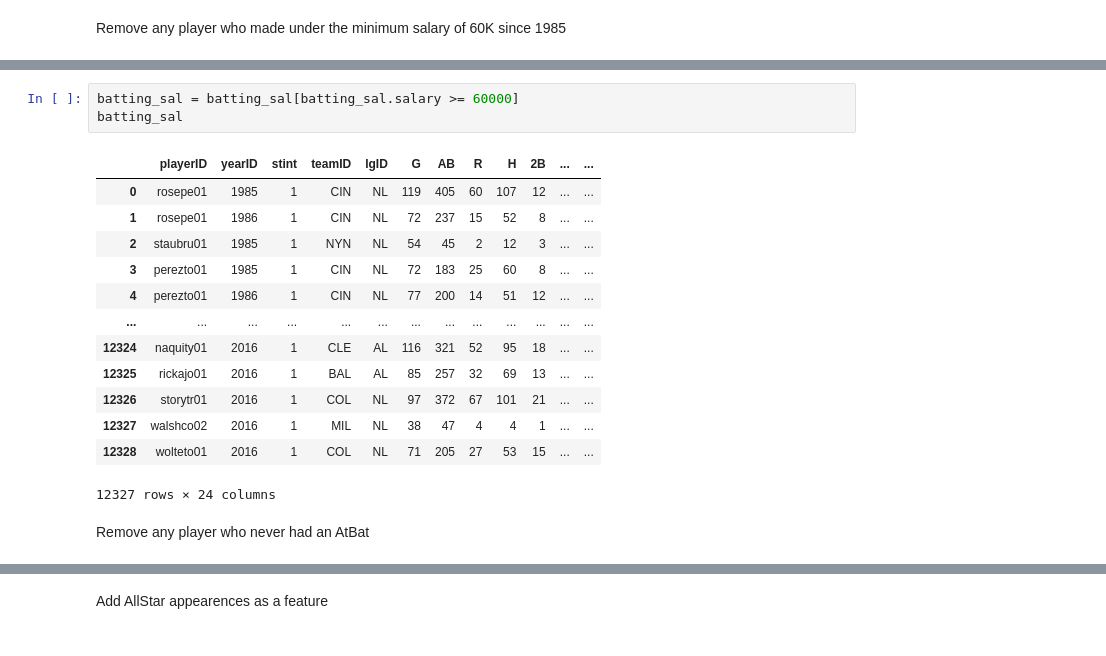
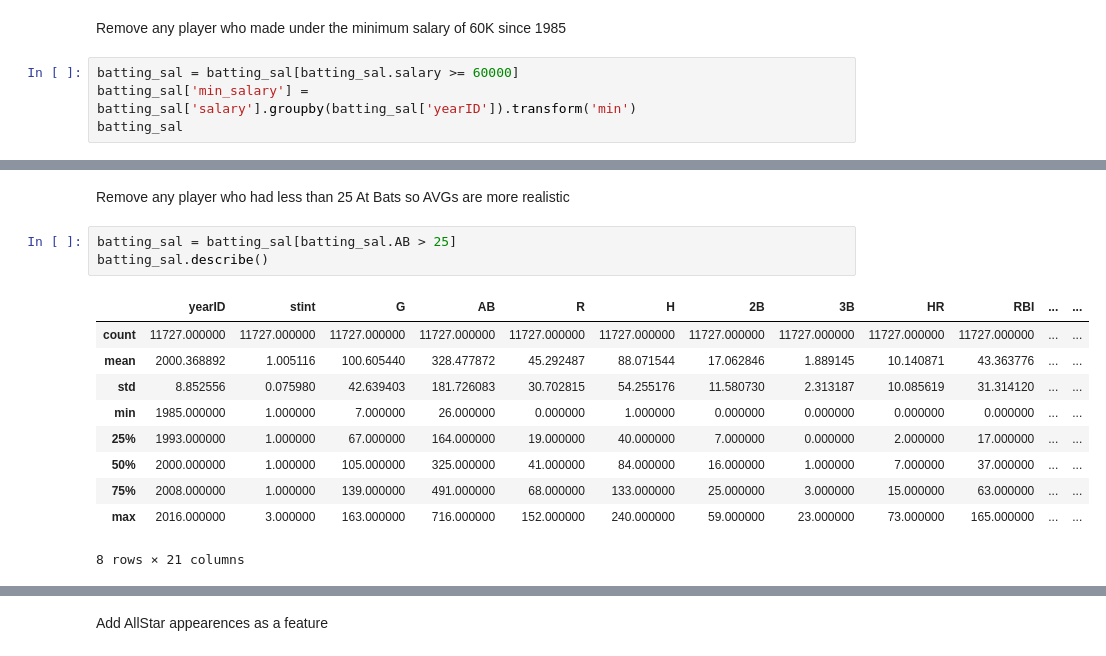
Before and after one commit to imartinez96/mlb-player-salary, a Jupyter notebook: SalaryProject.ipynb, the cells around one changed output, grey strips where cells are left out. Cells and saved outputs as stored; diff of their text form.

```diff
--- a/SalaryProject.ipynb
+++ b/SalaryProject.ipynb
@@ -178,3 +179,7 @@ batting_sal.describe()
 | max | 2016.000000 | 3.000000 | 163.000000 | 716.000000 | 152.000000 | 240.000000 | 59.000000 | 23.000000 | 73.000000 | 165.000000 | 110.000000 | ... |
 # %% [markdown]
 Remove any player who made under the minimum salary of 60K since 1985
+# %%
+batting_sal = batting_sal[batting_sal.salary >= 60000]
+batting_sal['min_salary'] = batting_sal['salary'].groupby(batting_sal['yearID']).transform('min')
+batting_sal
@@ -181,19 +205,16 @@ Remove any player who made under the minimum salary of 60K since 1985
+# %% [markdown]
+Remove any player who had less than 25 At Bats so AVGs are more realistic
 # %%
-batting_sal = batting_sal[batting_sal.salary >= 60000]
-batting_sal
+batting_sal = batting_sal[batting_sal.AB > 25]
+batting_sal.describe()
 # %% [output]
-|  | playerID | yearID | stint | teamID | lgID | G | AB | R | H | 2B | ... | ... |
-| 0 | rosepe01 | 1985 | 1 | CIN | NL | 119 | 405 | 60 | 107 | 12 | ... | ... |
-| 1 | rosepe01 | 1986 | 1 | CIN | NL | 72 | 237 | 15 | 52 | 8 | ... | ... |
-| 2 | staubru01 | 1985 | 1 | NYN | NL | 54 | 45 | 2 | 12 | 3 | ... | ... |
-| 3 | perezto01 | 1985 | 1 | CIN | NL | 72 | 183 | 25 | 60 | 8 | ... | ... |
-| 4 | perezto01 | 1986 | 1 | CIN | NL | 77 | 200 | 14 | 51 | 12 | ... | ... |
-| ... | ... | ... | ... | ... | ... | ... | ... | ... | ... | ... | ... | ... |
-| 12324 | naquity01 | 2016 | 1 | CLE | AL | 116 | 321 | 52 | 95 | 18 | ... | ... |
-| 12325 | rickajo01 | 2016 | 1 | BAL | AL | 85 | 257 | 32 | 69 | 13 | ... | ... |
-| 12326 | storytr01 | 2016 | 1 | COL | NL | 97 | 372 | 67 | 101 | 21 | ... | ... |
-| 12327 | walshco02 | 2016 | 1 | MIL | NL | 38 | 47 | 4 | 4 | 1 | ... | ... |
-| 12328 | wolteto01 | 2016 | 1 | COL | NL | 71 | 205 | 27 | 53 | 15 | ... | ... |
+|  | yearID | stint | G | AB | R | H | 2B | 3B | HR | RBI | ... | ... |
+| count | 11727.000000 | 11727.000000 | 11727.000000 | 11727.000000 | 11727.000000 | 11727.000000 | 11727.000000 | 11727.000000 | 11727.000000 | 11727.000000 | ... | ... |
+| mean | 2000.368892 | 1.005116 | 100.605440 | 328.477872 | 45.292487 | 88.071544 | 17.062846 | 1.889145 | 10.140871 | 43.363776 | ... | ... |
+| std | 8.852556 | 0.075980 | 42.639403 | 181.726083 | 30.702815 | 54.255176 | 11.580730 | 2.313187 | 10.085619 | 31.314120 | ... | ... |
+| min | 1985.000000 | 1.000000 | 7.000000 | 26.000000 | 0.000000 | 1.000000 | 0.000000 | 0.000000 | 0.000000 | 0.000000 | ... | ... |
+| 25% | 1993.000000 | 1.000000 | 67.000000 | 164.000000 | 19.000000 | 40.000000 | 7.000000 | 0.000000 | 2.000000 | 17.000000 | ... | ... |
+| 50% | 2000.000000 | 1.000000 | 105.000000 | 325.000000 | 41.000000 | 84.000000 | 16.000000 | 1.000000 | 7.000000 | 37.000000 | ... | ... |
+| 75% | 2008.000000 | 1.000000 | 139.000000 | 491.000000 | 68.000000 | 133.000000 | 25.000000 | 3.000000 | 15.000000 | 63.000000 | ... | ... |
+| max | 2016.000000 | 3.000000 | 163.000000 | 716.000000 | 152.000000 | 240.000000 | 59.000000 | 23.000000 | 73.000000 | 165.000000 | ... | ... |
-12327 rows × 24 columns
+8 rows × 21 columns
-# %% [markdown]
-Remove any player who never had an AtBat
```
Also changed, not shown: parts of 62 cells of this notebook.
